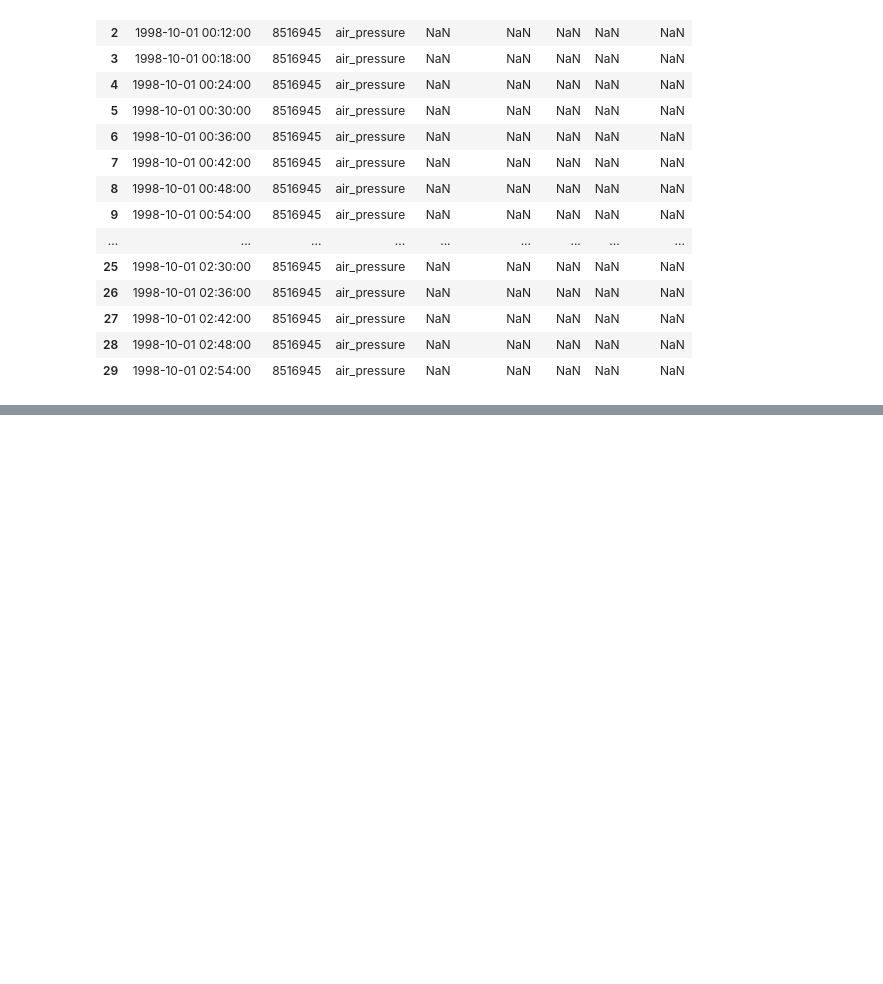
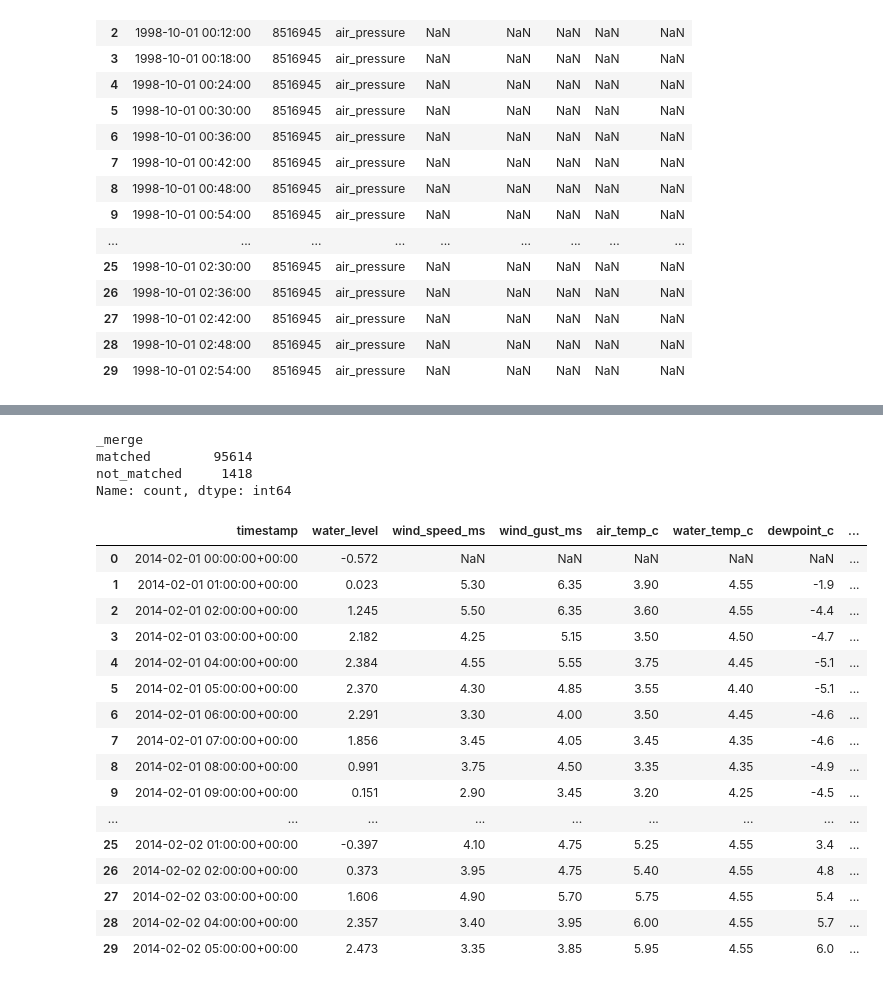
Before and after one commit to RossNeyman/fishing-predictor, a Jupyter notebook: notebooks/eda_coop.ipynb, the cells around one changed output, grey strips where cells are left out. Drawn from its saved outputs; the diff is of its cells as text; code cells hidden in the pictures; blank space fills up the shorter version.

```diff
--- a/notebooks/eda_coop.ipynb
+++ b/notebooks/eda_coop.ipynb
@@ -161,0 +162,3 @@ print(df_by_hour["air_temperature"].first_valid_index())
+# %%
+df_by_hour = df_by_hour[['timestamp', 'water_level']]
+df_by_hour.head(30)
@@ -161,0 +187,4 @@ print(df_by_hour["air_temperature"].first_valid_index())
+# %%
+df_by_hour = df_by_hour[df_by_hour["timestamp"].dt.year >= 2014]
+df_by_hour = df_by_hour[df_by_hour["timestamp"].dt.month >= 2]
+df_by_hour.head()
@@ -161,0 +198,3 @@ print(df_by_hour["air_temperature"].first_valid_index())
+# %%
+df_ndbc = pd.read_csv('../data/processed/ndbc_data_with_astronomy.csv')
+df_ndbc.head()
@@ -161,0 +208,38 @@ print(df_by_hour["air_temperature"].first_valid_index())
+# %%
+df_by_hour["timestamp"] = pd.to_datetime(df_by_hour["timestamp"], utc=True).dt.floor("h")
+df_ndbc["timestamp"] = pd.to_datetime(df_ndbc["timestamp"], utc=True).dt.floor("h")
+
+df_joined = df_by_hour.merge(
+    df_ndbc,
+    on="timestamp",
+    how="left",
+    suffixes=("_by_hour", "_ndbc"),
+    indicator=True,
+ )
+
+df_joined["_merge"].map({"both": "matched", "left_only": "not_matched"}).value_counts()
+# %% [output]
+_merge
+matched        95614
+not_matched     1418
+Name: count, dtype: int64
+# %%
+df_joined.head(30)
+# %% [output]
+|  | timestamp | water_level | wind_speed_ms | wind_gust_ms | air_temp_c | water_temp_c | dewpoint_c | ... |
+| 0 | 2014-02-01 00:00:00+00:00 | -0.572 | NaN | NaN | NaN | NaN | NaN | ... |
+| 1 | 2014-02-01 01:00:00+00:00 | 0.023 | 5.30 | 6.35 | 3.90 | 4.55 | -1.9 | ... |
+| 2 | 2014-02-01 02:00:00+00:00 | 1.245 | 5.50 | 6.35 | 3.60 | 4.55 | -4.4 | ... |
+| 3 | 2014-02-01 03:00:00+00:00 | 2.182 | 4.25 | 5.15 | 3.50 | 4.50 | -4.7 | ... |
+| 4 | 2014-02-01 04:00:00+00:00 | 2.384 | 4.55 | 5.55 | 3.75 | 4.45 | -5.1 | ... |
+| 5 | 2014-02-01 05:00:00+00:00 | 2.370 | 4.30 | 4.85 | 3.55 | 4.40 | -5.1 | ... |
+| 6 | 2014-02-01 06:00:00+00:00 | 2.291 | 3.30 | 4.00 | 3.50 | 4.45 | -4.6 | ... |
+| 7 | 2014-02-01 07:00:00+00:00 | 1.856 | 3.45 | 4.05 | 3.45 | 4.35 | -4.6 | ... |
+| 8 | 2014-02-01 08:00:00+00:00 | 0.991 | 3.75 | 4.50 | 3.35 | 4.35 | -4.9 | ... |
+| 9 | 2014-02-01 09:00:00+00:00 | 0.151 | 2.90 | 3.45 | 3.20 | 4.25 | -4.5 | ... |
+| ... | ... | ... | ... | ... | ... | ... | ... | ... |
+| 25 | 2014-02-02 01:00:00+00:00 | -0.397 | 4.10 | 4.75 | 5.25 | 4.55 | 3.4 | ... |
+| 26 | 2014-02-02 02:00:00+00:00 | 0.373 | 3.95 | 4.75 | 5.40 | 4.55 | 4.8 | ... |
+| 27 | 2014-02-02 03:00:00+00:00 | 1.606 | 4.90 | 5.70 | 5.75 | 4.55 | 5.4 | ... |
+| 28 | 2014-02-02 04:00:00+00:00 | 2.357 | 3.40 | 3.95 | 6.00 | 4.55 | 5.7 | ... |
+| 29 | 2014-02-02 05:00:00+00:00 | 2.473 | 3.35 | 3.85 | 5.95 | 4.55 | 6.0 | ... |
```
Also changed, not shown: parts of 23 cells of this notebook, 2 other files.
